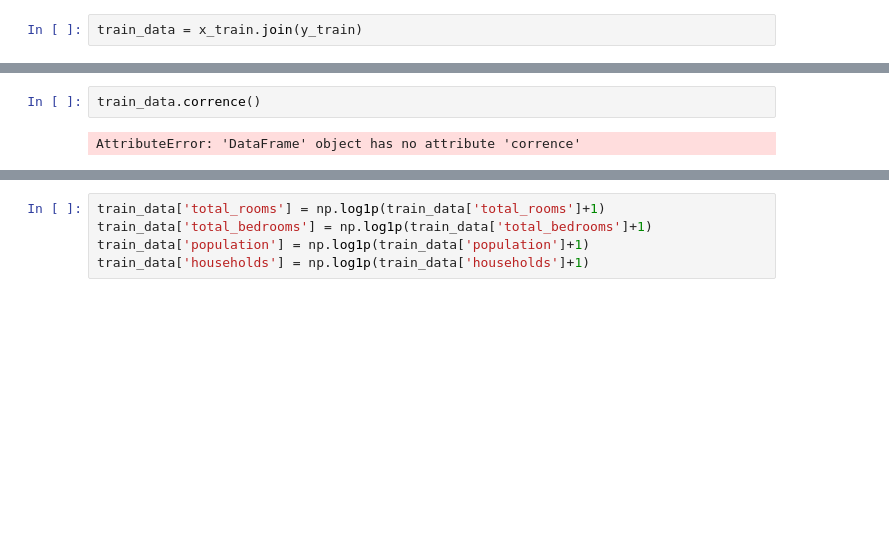
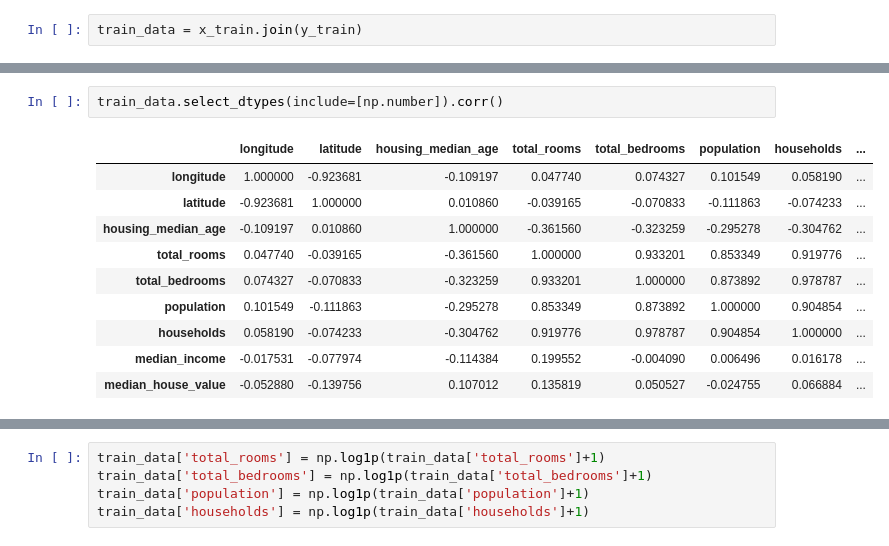
Before and after one commit to HEETMEHTA18/Python, a Jupyter notebook: House_price_prediction_model/houseprice_prediction.ipynb, the cells around one changed output, grey strips where cells are left out. Drawn from its saved outputs; the diff is of its cells as text; blank space fills up the shorter version.

```diff
--- a/House_price_prediction_model/houseprice_prediction.ipynb
+++ b/House_price_prediction_model/houseprice_prediction.ipynb
@@ -120,5 +132,14 @@ array([[<Axes: title={'center': 'longitude'}>,
 # %%
-train_data.corrence()
+train_data.select_dtypes(include=[np.number]).corr()
 # %% [output]
-AttributeError: 'DataFrame' object has no attribute 'corrence'
+|  | longitude | latitude | housing_median_age | total_rooms | total_bedrooms | population | households | ... |
+| longitude | 1.000000 | -0.923681 | -0.109197 | 0.047740 | 0.074327 | 0.101549 | 0.058190 | ... |
+| latitude | -0.923681 | 1.000000 | 0.010860 | -0.039165 | -0.070833 | -0.111863 | -0.074233 | ... |
+| housing_median_age | -0.109197 | 0.010860 | 1.000000 | -0.361560 | -0.323259 | -0.295278 | -0.304762 | ... |
+| total_rooms | 0.047740 | -0.039165 | -0.361560 | 1.000000 | 0.933201 | 0.853349 | 0.919776 | ... |
+| total_bedrooms | 0.074327 | -0.070833 | -0.323259 | 0.933201 | 1.000000 | 0.873892 | 0.978787 | ... |
+| population | 0.101549 | -0.111863 | -0.295278 | 0.853349 | 0.873892 | 1.000000 | 0.904854 | ... |
+| households | 0.058190 | -0.074233 | -0.304762 | 0.919776 | 0.978787 | 0.904854 | 1.000000 | ... |
+| median_income | -0.017531 | -0.077974 | -0.114384 | 0.199552 | -0.004090 | 0.006496 | 0.016178 | ... |
+| median_house_value | -0.052880 | -0.139756 | 0.107012 | 0.135819 | 0.050527 | -0.024755 | 0.066884 | ... |
 # %%
```
Also changed, not shown: parts of 15 cells of this notebook, 9 other files.
